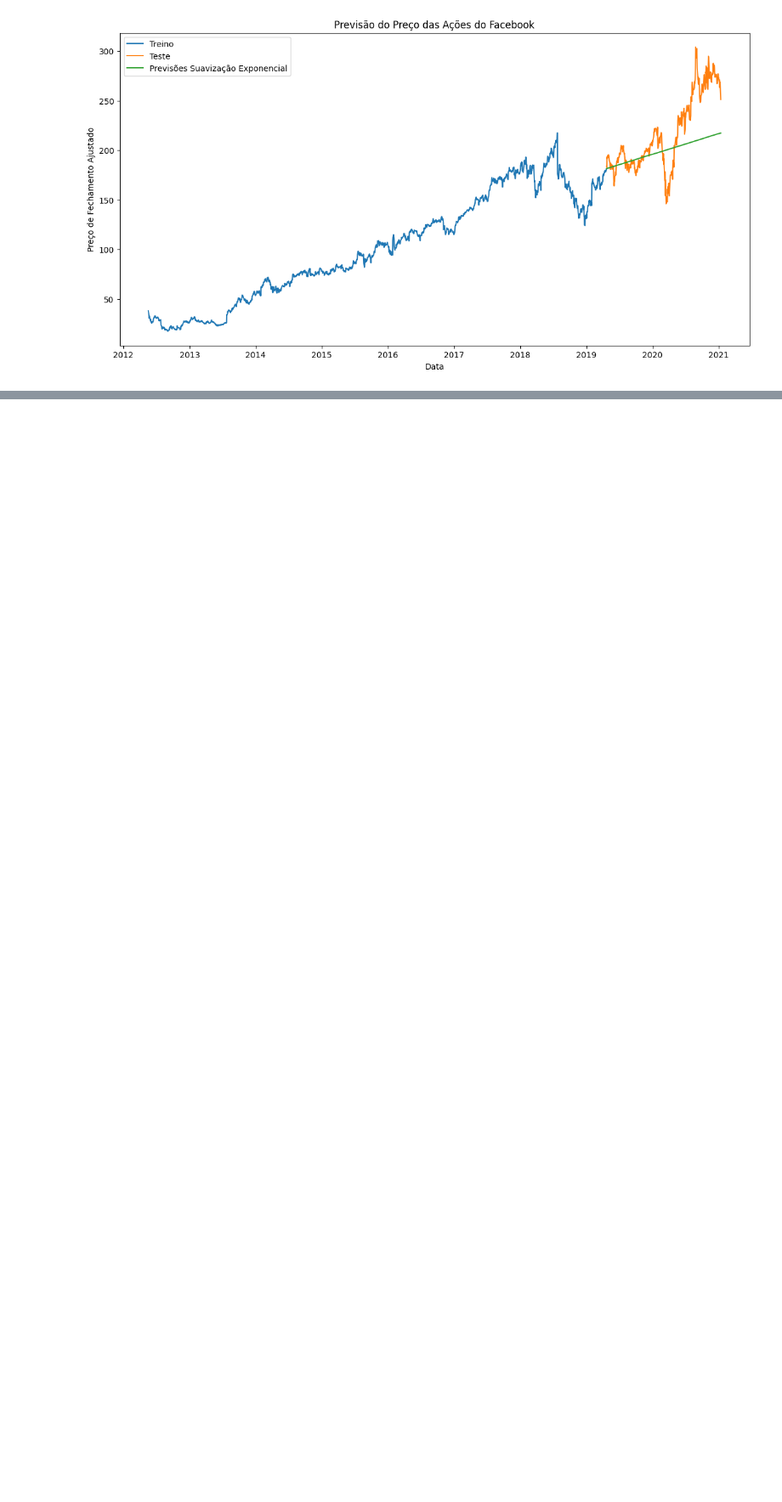
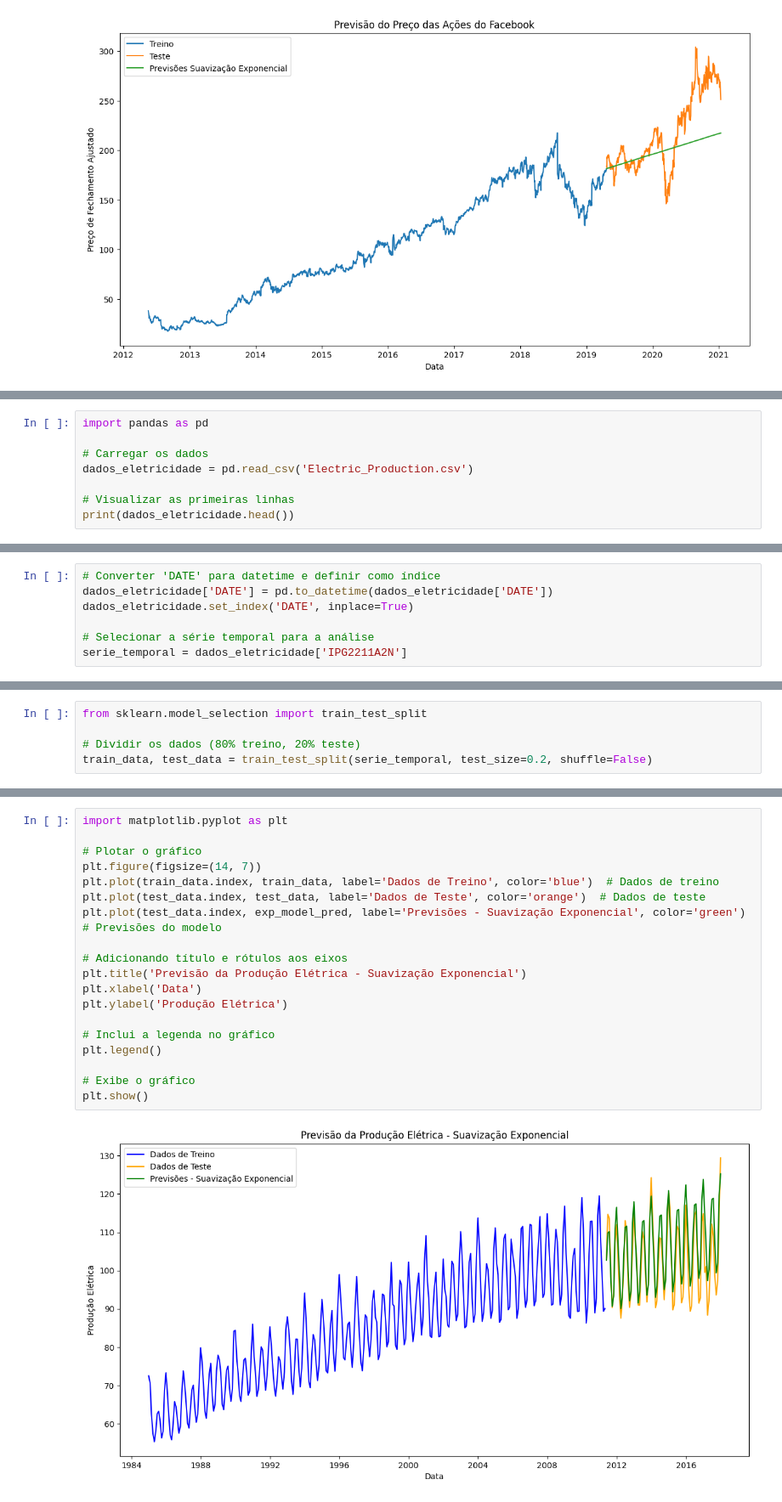
Before and after one commit to alexandrefortes/series-temporais, a Jupyter notebook: Lista de Exercicios 03.ipynb, the cells around one changed output, grey strips where cells are left out. Shown at 85% size. Cells and saved outputs as stored; diff of their text form; blank space fills up the shorter version.

```diff
--- a/Lista de Exercicios 03.ipynb
+++ b/Lista de Exercicios 03.ipynb
@@ -153,0 +178,8 @@ plt.show()
+# %%
+import pandas as pd
+
+# Carregar os dados
+dados_eletricidade = pd.read_csv('Electric_Production.csv')
+
+# Visualizar as primeiras linhas
+print(dados_eletricidade.head())
@@ -153,0 +195,7 @@ plt.show()
+# %%
+# Converter 'DATE' para datetime e definir como índice
+dados_eletricidade['DATE'] = pd.to_datetime(dados_eletricidade['DATE'])
+dados_eletricidade.set_index('DATE', inplace=True)
+
+# Selecionar a série temporal para a análise
+serie_temporal = dados_eletricidade['IPG2211A2N']
@@ -153,0 +204,5 @@ plt.show()
+# %%
+from sklearn.model_selection import train_test_split
+
+# Dividir os dados (80% treino, 20% teste)
+train_data, test_data = train_test_split(serie_temporal, test_size=0.2, shuffle=False)
@@ -153,0 +287,21 @@ plt.show()
+# %%
+import matplotlib.pyplot as plt
+
+# Plotar o gráfico
+plt.figure(figsize=(14, 7))
+plt.plot(train_data.index, train_data, label='Dados de Treino', color='blue')  # Dados de treino
+plt.plot(test_data.index, test_data, label='Dados de Teste', color='orange')  # Dados de teste
+plt.plot(test_data.index, exp_model_pred, label='Previsões - Suavização Exponencial', color='green')  # Previsões do modelo
+
+# Adicionando título e rótulos aos eixos
+plt.title('Previsão da Produção Elétrica - Suavização Exponencial')
+plt.xlabel('Data')
+plt.ylabel('Produção Elétrica')
+
+# Inclui a legenda no gráfico
+plt.legend()
+
+# Exibe o gráfico
+plt.show()
+# %% [output]
+[figure, added]
```
Also changed, not shown: parts of 10 cells of this notebook.
